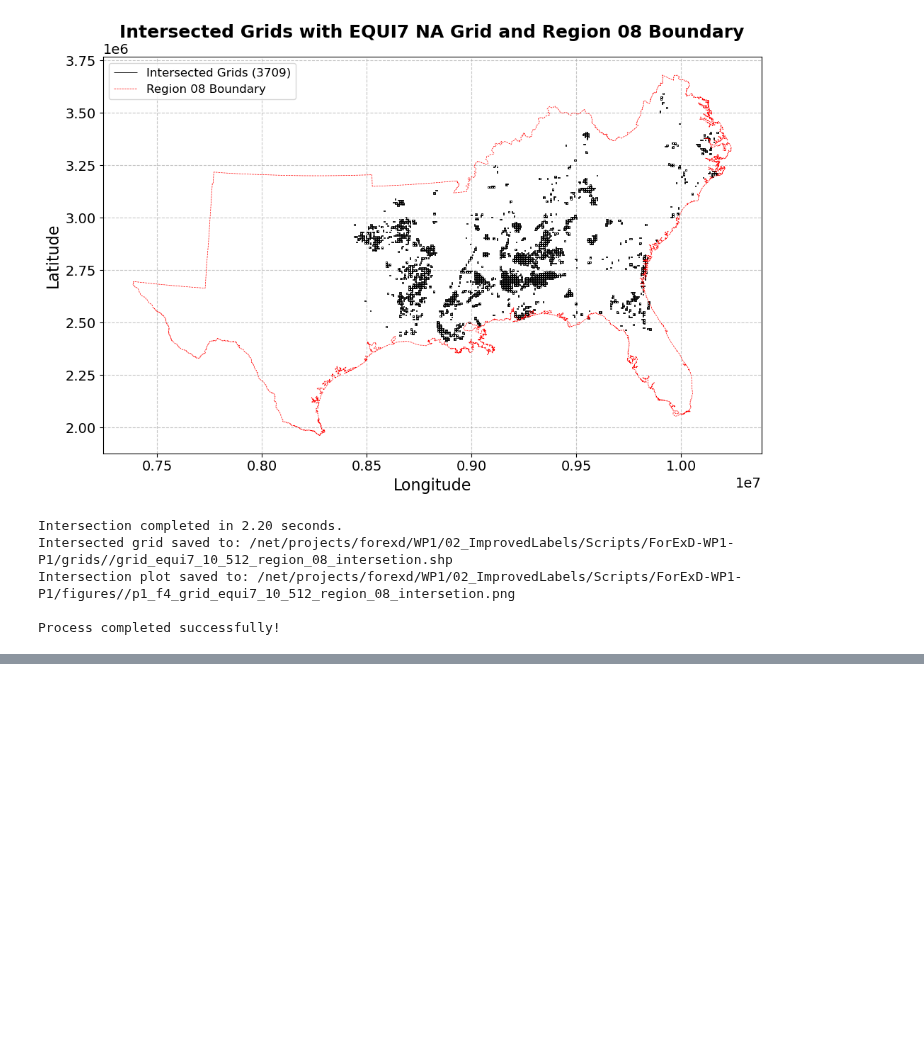
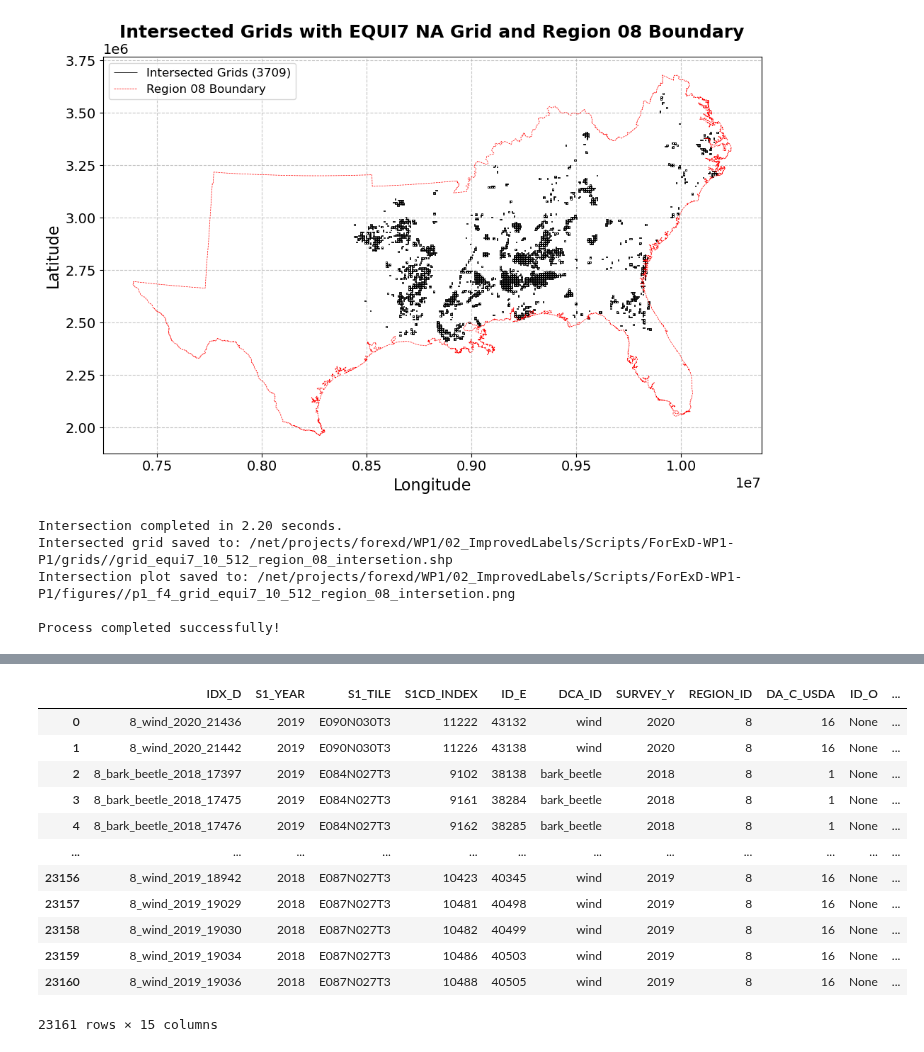
Before and after one commit to Franziska279/ForExD-WP1-P1, a Jupyter notebook: src/04_grid_creation.ipynb, the cells around one changed output, grey strips where cells are left out. Cells and saved outputs as stored; diff of their text form; code cells hidden in the pictures; blank space fills up the shorter version.

```diff
--- a/src/04_grid_creation.ipynb
+++ b/src/04_grid_creation.ipynb
@@ -317,0 +334,16 @@ Process completed successfully!
+# %%
+refdm_gdf
+# %% [output]
+|  | IDX_D | S1_YEAR | S1_TILE | S1CD_INDEX | ID_E | DCA_ID | SURVEY_Y | REGION_ID | DA_C_USDA | ID_O | ... |
+| 0 | 8_wind_2020_21436 | 2019 | E090N030T3 | 11222 | 43132 | wind | 2020 | 8 | 16 | None | ... |
+| 1 | 8_wind_2020_21442 | 2019 | E090N030T3 | 11226 | 43138 | wind | 2020 | 8 | 16 | None | ... |
+| 2 | 8_bark_beetle_2018_17397 | 2019 | E084N027T3 | 9102 | 38138 | bark_beetle | 2018 | 8 | 1 | None | ... |
+| 3 | 8_bark_beetle_2018_17475 | 2019 | E084N027T3 | 9161 | 38284 | bark_beetle | 2018 | 8 | 1 | None | ... |
+| 4 | 8_bark_beetle_2018_17476 | 2019 | E084N027T3 | 9162 | 38285 | bark_beetle | 2018 | 8 | 1 | None | ... |
+| ... | ... | ... | ... | ... | ... | ... | ... | ... | ... | ... | ... |
+| 23156 | 8_wind_2019_18942 | 2018 | E087N027T3 | 10423 | 40345 | wind | 2019 | 8 | 16 | None | ... |
+| 23157 | 8_wind_2019_19029 | 2018 | E087N027T3 | 10481 | 40498 | wind | 2019 | 8 | 16 | None | ... |
+| 23158 | 8_wind_2019_19030 | 2018 | E087N027T3 | 10482 | 40499 | wind | 2019 | 8 | 16 | None | ... |
+| 23159 | 8_wind_2019_19034 | 2018 | E087N027T3 | 10486 | 40503 | wind | 2019 | 8 | 16 | None | ... |
+| 23160 | 8_wind_2019_19036 | 2018 | E087N027T3 | 10488 | 40505 | wind | 2019 | 8 | 16 | None | ... |
+23161 rows × 15 columns
```
Also changed, not shown: parts of 5 cells of this notebook.
